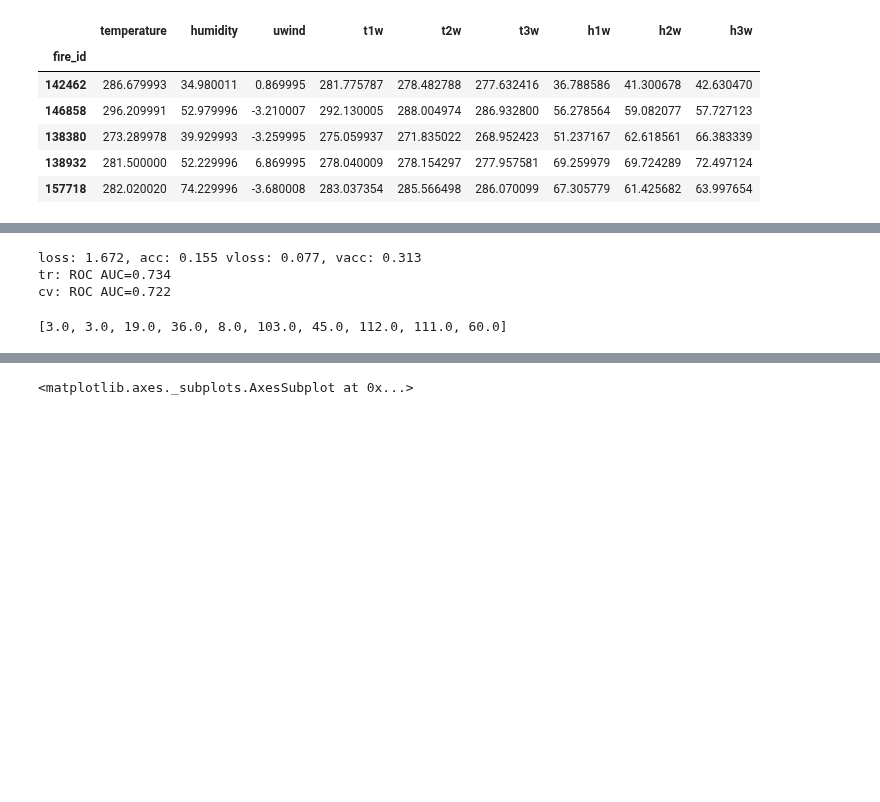
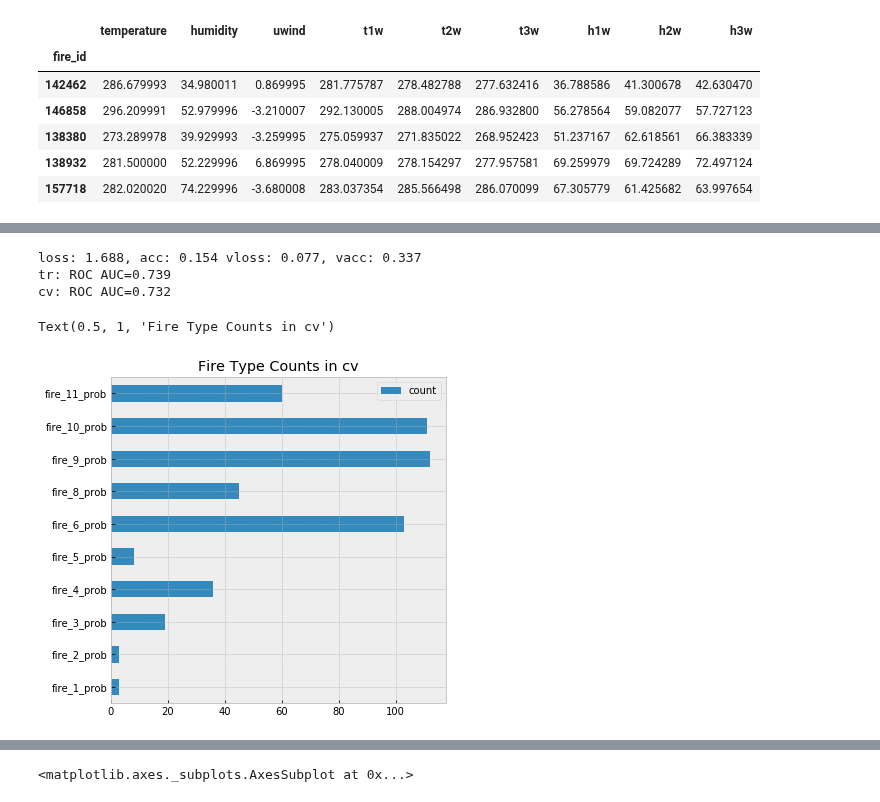
Before and after one commit to andygoosh/wildfire.sberbank.ai, a Jupyter notebook: workinprogress.ipynb, the cells around one changed output, grey strips where cells are left out. Cells and saved outputs as stored; diff of their text form; code cells hidden in the pictures; blank space fills up the shorter version.

```diff
--- a/workinprogress.ipynb
+++ b/workinprogress.ipynb
@@ -399,7 +452,6 @@ loss: 1.675, acc: 0.154 vloss: 0.077, vacc: 0.312
 # %%
 tr_data, cv_data, y_trn, y_cv = train_test_split(X, y, test_size=0.25, random_state=RS)
 
-center, scale = tr_data.mean().values, tr_data.std().values
 trn = (tr_data.values - center)/scale
 cvn = (cv_data.values - center)/scale
 
@@ -417,14 +469,18 @@ auc_cv = skl.metrics.roc_auc_score(y_cv, cv_preds)
 print('tr: ROC AUC=%.3f' % (auc_trn))
 print('cv: ROC AUC=%.3f' % (auc_cv))
 # %% [output]
-loss: 1.672, acc: 0.155 vloss: 0.077, vacc: 0.313
-tr: ROC AUC=0.734
-cv: ROC AUC=0.722
+loss: 1.688, acc: 0.154 vloss: 0.077, vacc: 0.337
+tr: ROC AUC=0.739
+cv: ROC AUC=0.732
 # %%
+#df_features[TARGET].groupby(df_features[TARGET]).count() , index=
+
 vals = [ y_cv.iloc[:,i].sum() for i in range(y_cv.shape[1]) ]
-vals
+pd.DataFrame(vals, index=y_cv.columns, columns=['count']).plot.barh();
+plt.title('Fire Type Counts in cv', y=1)
 # %% [output]
-[3.0, 3.0, 19.0, 36.0, 8.0, 103.0, 45.0, 112.0, 111.0, 60.0]
+Text(0.5, 1, 'Fire Type Counts in cv')
+[figure, added]
 # %%
 #auc_cv = skl.metrics.roc_auc_score(y_cv, cv_preds)
 print( cv_preds.iloc[0].sum() )
```
Also changed, not shown: parts of 16 cells of this notebook.
